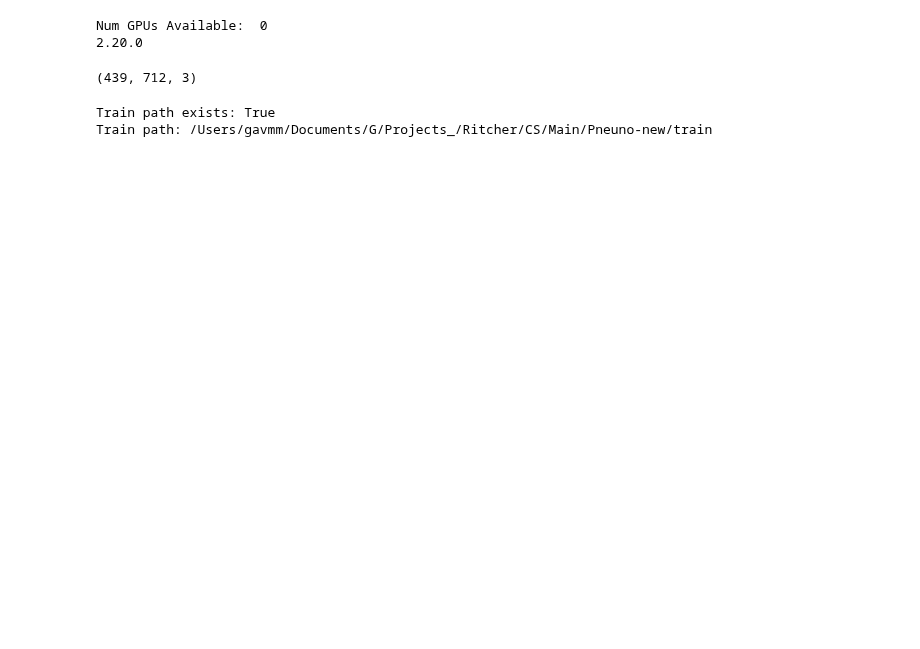
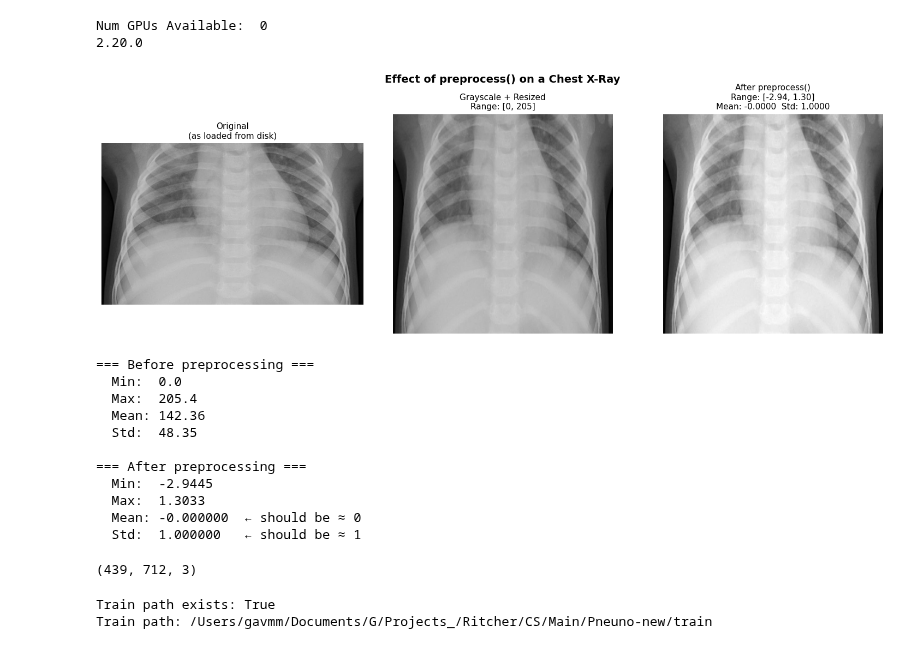
Before and after one commit to gakandle-06/Pneumonia-Detector-CNN-, a Jupyter notebook: Pneuno-new/newcnn_chest.ipynb, the cells around one changed output. Drawn from its saved outputs; the diff is of its cells as text; code cells hidden in the pictures; blank space fills up the shorter version.

```diff
--- a/Pneuno-new/newcnn_chest.ipynb
+++ b/Pneuno-new/newcnn_chest.ipynb
@@ -35,18 +39,80 @@ classes = ['BACTERIAL', 'NORMAL', 'VIRAL']
 NUMCLASSES = len(classes)
 # %%
 def preprocess(img):
-    # if len(img.shape)==2:
-    #     img = np.mean(img, axis = 2)
+    img = img.astype(np.float32)
 
     img = img - np.min(img)
-    img = img / np.max(img)
+    max_val = np.max(img)
+    if max_val > 0:
+        img = img / max_val
 
     img = img - np.mean(img)
-    img = img / np.std(img)
+    std = np.std(img)
+    if std > 1e-8:
+        img = img / std
+
     return img
 # img = img - np.mean(img)
 # std = np.std(img)
 # img = img / (std + 1e-8)
+# %%
+img_path = trainpath + '/BACTERIAL/person1_bacteria_1.jpeg'
+img_original = io.imread(img_path)                          # raw image
+
+if img_original.ndim == 3:
+    img_gray = np.mean(img_original, axis=2)   # colour → grayscale
+else:
+    img_gray = img_original.astype(np.float32) # already grayscale
+img_resized  = cv2.resize(img_gray, (256, 256))            # resize to model input
+img_processed = preprocess(img_resized.copy())             # apply your preprocessing
+
+# ── plot side by side ─────────────────────────────────────────────────────────
+fig, axes = plt.subplots(1, 3, figsize=(15, 5))
+fig.suptitle('Effect of preprocess() on a Chest X-Ray', fontsize=14, fontweight='bold')
+
+# Original (colour)
+axes[0].imshow(img_original)
+axes[0].set_title('Original\n(as loaded from disk)', fontsize=11)
+axes[0].axis('off')
+
+# Grayscale / resized — before preprocessing
+axes[1].imshow(img_resized, cmap='gray', vmin=0, vmax=255)
+axes[1].set_title(f'Grayscale + Resized\nRange: [{img_resized.min():.0f}, {img_resized.max():.0f}]', fontsize=11)
+axes[1].axis('off')
+
+# After preprocessing
+axes[2].imshow(img_processed, cmap='gray')
+axes[2].set_title(f'After preprocess()\nRange: [{img_processed.min():.2f}, {img_processed.max():.2f}]\nMean: {img_processed.mean():.4f}  Std: {img_processed.std():.4f}', fontsize=11)
+axes[2].axis('off')
+
+plt.tight_layout()
+plt.show()
+
+# ── print the stats so you can see the numbers ────────────────────────────────
+print("=== Before preprocessing ===")
+print(f"  Min:  {img_resized.min():.1f}")
+print(f"  Max:  {img_resized.max():.1f}")
+print(f"  Mean: {img_resized.mean():.2f}")
+print(f"  Std:  {img_resized.std():.2f}")
+
+print("\n=== After preprocessing ===")
+print(f"  Min:  {img_processed.min():.4f}")
+print(f"  Max:  {img_processed.max():.4f}")
+print(f"  Mean: {img_processed.mean():.6f}  ← should be ≈ 0")
+print(f"  Std:  {img_processed.std():.6f}   ← should be ≈ 1")
+# %% [output]
+[figure, added]
+=== Before preprocessing ===
+  Min:  0.0
+  Max:  205.4
+  Mean: 142.36
+  Std:  48.35
+
+=== After preprocessing ===
+  Min:  -2.9445
+  Max:  1.3033
+  Mean: -0.000000  ← should be ≈ 0
+  Std:  1.000000   ← should be ≈ 1
 # %%
 img = io.imread(trainpath+'/BACTERIAL/person1_bacteria_1.jpeg')
 gray = preprocess(img)
```
Also changed, not shown: parts of 14 cells of this notebook, 5 other files.
